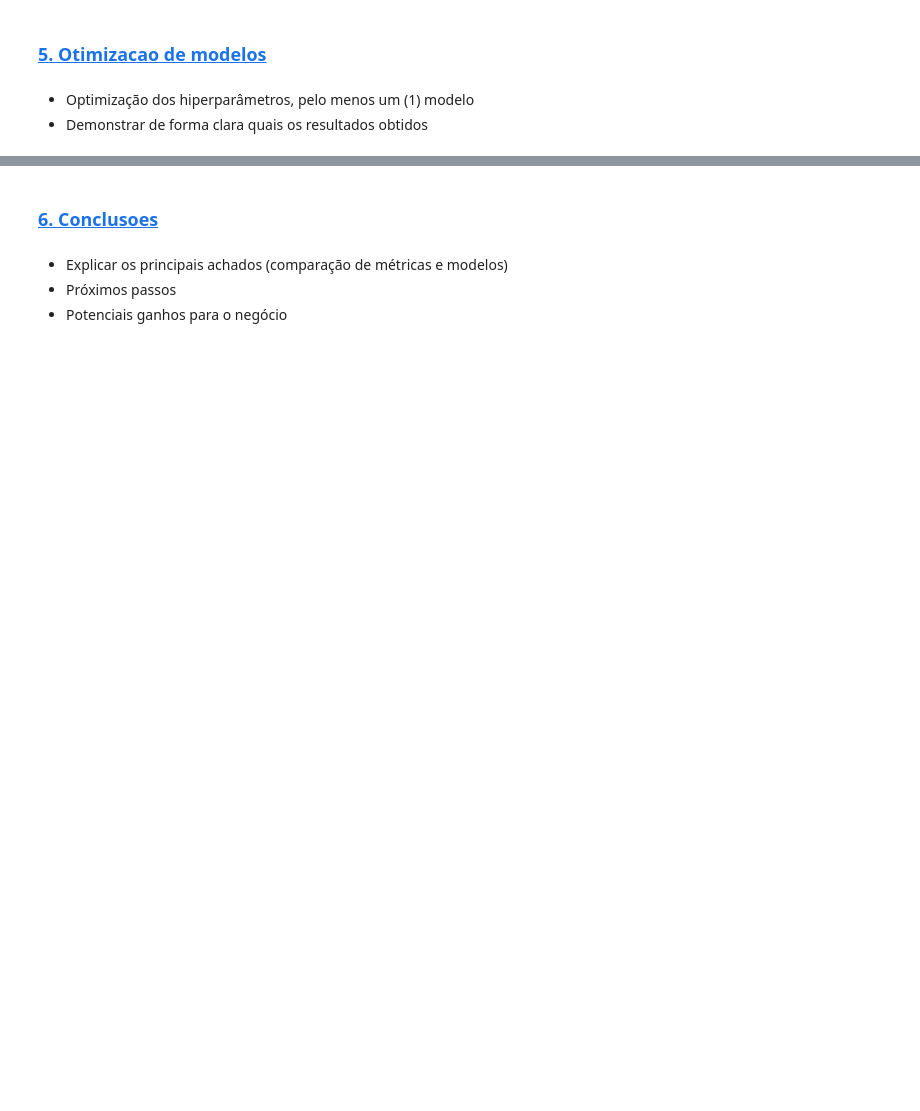
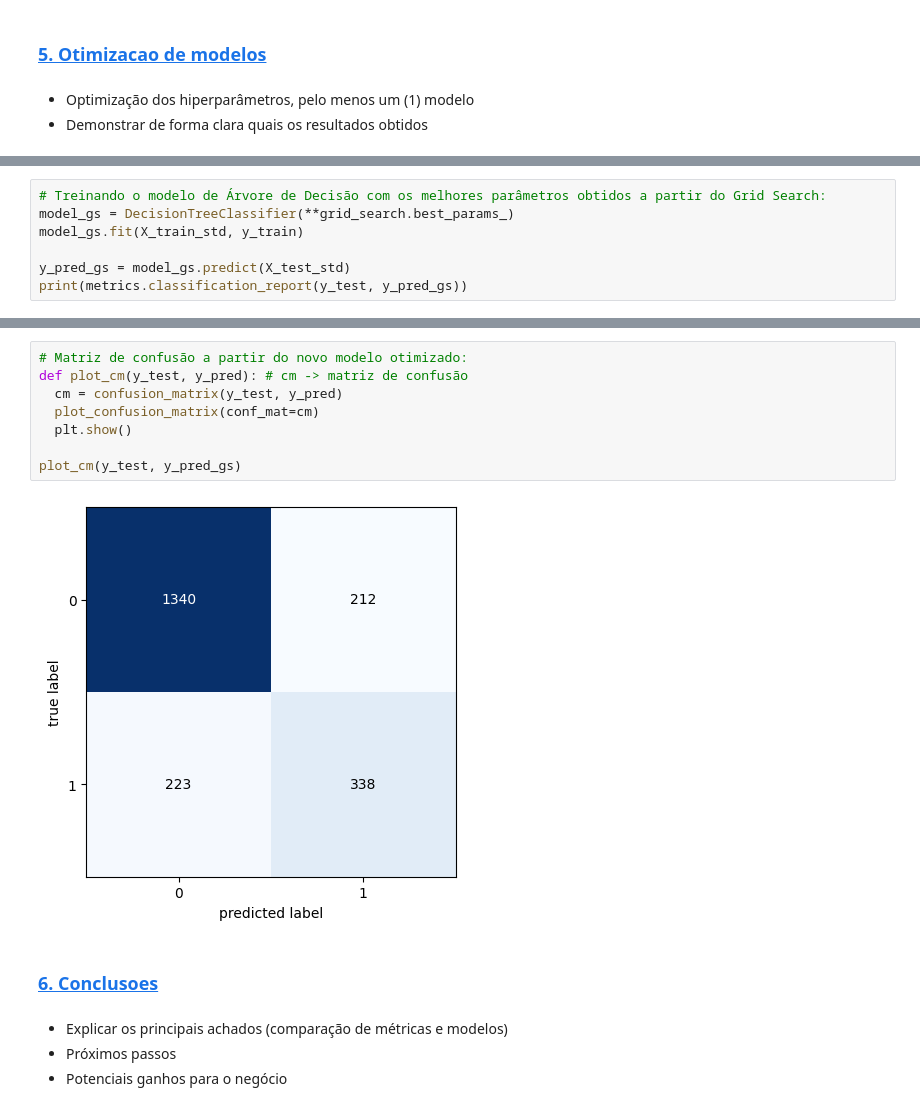
Before and after one commit to Texugo-928/Projeto_ML_Churn, a Jupyter notebook: Projeto_ML_Grupo_4.ipynb, the cells around one changed output, grey strips where cells are left out. Drawn from its saved outputs; the diff is of its cells as text; blank space fills up the shorter version.

```diff
--- a/Projeto_ML_Grupo_4.ipynb
+++ b/Projeto_ML_Grupo_4.ipynb
@@ -447,0 +560,7 @@ sns.pairplot(df_churn, vars=['SeniorCitizen', 'tenure', 'TotalCharges','MonthlyC
+# %%
+# Treinando o modelo de Árvore de Decisão com os melhores parâmetros obtidos a partir do Grid Search:
+model_gs = DecisionTreeClassifier(**grid_search.best_params_)
+model_gs.fit(X_train_std, y_train)
+
+y_pred_gs = model_gs.predict(X_test_std)
+print(metrics.classification_report(y_test, y_pred_gs))
@@ -448,3 +576,13 @@ sns.pairplot(df_churn, vars=['SeniorCitizen', 'tenure', 'TotalCharges','MonthlyC
+# %%
+# Matriz de confusão a partir do novo modelo otimizado:
+def plot_cm(y_test, y_pred): # cm -> matriz de confusão
+  cm = confusion_matrix(y_test, y_pred)
+  plot_confusion_matrix(conf_mat=cm)
+  plt.show()
+
+plot_cm(y_test, y_pred_gs)
+# %% [output]
+[figure, added]
 # %% [markdown]
 ### **[6. Conclusoes](#6.-Conclusoes)**
 # %% [markdown]
```
Also changed, not shown: parts of 11 cells of this notebook.
